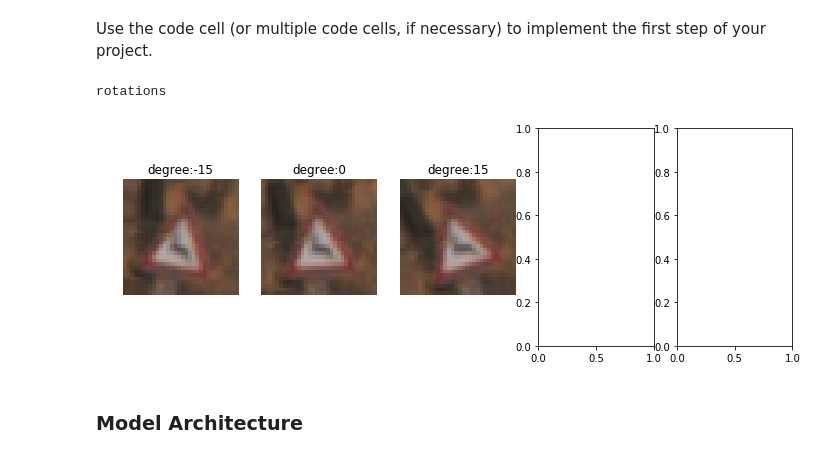
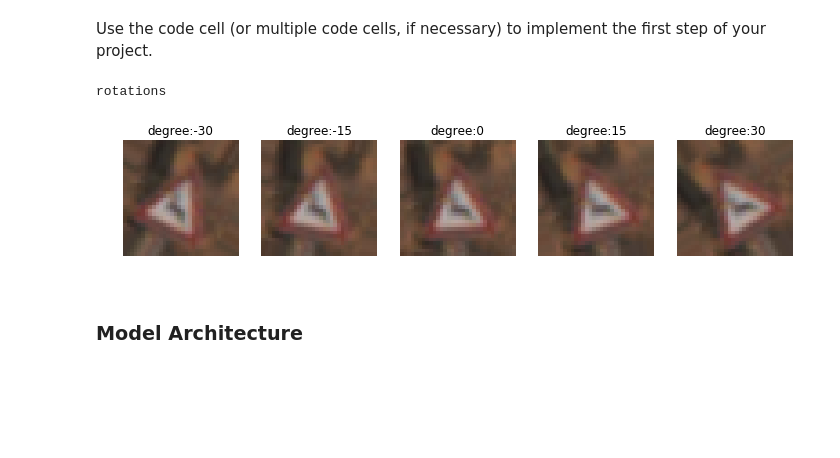
Before and after one commit to illb/CarND-Traffic-Sign-Classifier-Project, a Jupyter notebook: Traffic_Sign_Classifier.ipynb, the cells around one changed output. Cells and saved outputs as stored; diff of their text form; code cells hidden in the pictures; blank space fills up the shorter version.

Commit message:
new image upated

```diff
--- a/Traffic_Sign_Classifier.ipynb
+++ b/Traffic_Sign_Classifier.ipynb
@@ -199,45 +199,48 @@ def preprocess_x(image_arr):
     for i in range(len(image_arr)):
         img = image_arr[i]
         res_arr.append(img)
-    return np.array(res_arr)
 
-degrees = [-15, 0, 15]
-def preprocess_rotate(image_arr):
+    res_arr = np.array(res_arr)
+    res_arr = normalize(res_arr)
+
+    return res_arr
+
+degrees = [-30, -15, 0, 15, 30]
+def argument_rotate(image_arr):
     res_arr = []
     for i in range(0, len(image_arr)):
       for degree in degrees:
             res_arr.append(rotate(image_arr[i], degree))
     return np.array(res_arr)
 
 def preprocess_y(labels):
     res_arr = []
     for i in range(0, len(labels)):
       for j in range(0, len(degrees)):
             res_arr.append(labels[i])
     return np.array(res_arr)
 
-
-X_train_preprocessed = preprocess_x(preprocess_rotate(X_train))
+X_train_preprocessed = preprocess_x(argument_rotate(X_train))
 y_train_preprocessed = preprocess_y(y_train)
 X_valid_preprocessed = preprocess_x(X_valid)
 X_test_preprocessed = preprocess_x(X_test)
 
 def show_sample_rotations():
     print("rotations")
     n_row, n_col = (1, 5)
     fig, ax_2d = plt.subplots(n_row, n_col, figsize=(12, 4))
     ax_flat = ax_2d.flatten()
-    imgs = preprocess_rotate(X_train[300:301])
+    imgs = argument_rotate(X_train[300:301])
     for i in range(len(imgs)):
         ax = ax_flat[i]
         ax.axis('off')
         ax.imshow(imgs[i])
         ax.set_title("degree:{}".format(degrees[i]))
 
 show_sample_rotations()
 # %% [output]
 rotations
-[figure, old version]
+[figure, new version]
 # %% [markdown]
 ### Model Architecture
 # %%
```
Also changed, not shown: parts of 7 cells of this notebook.
